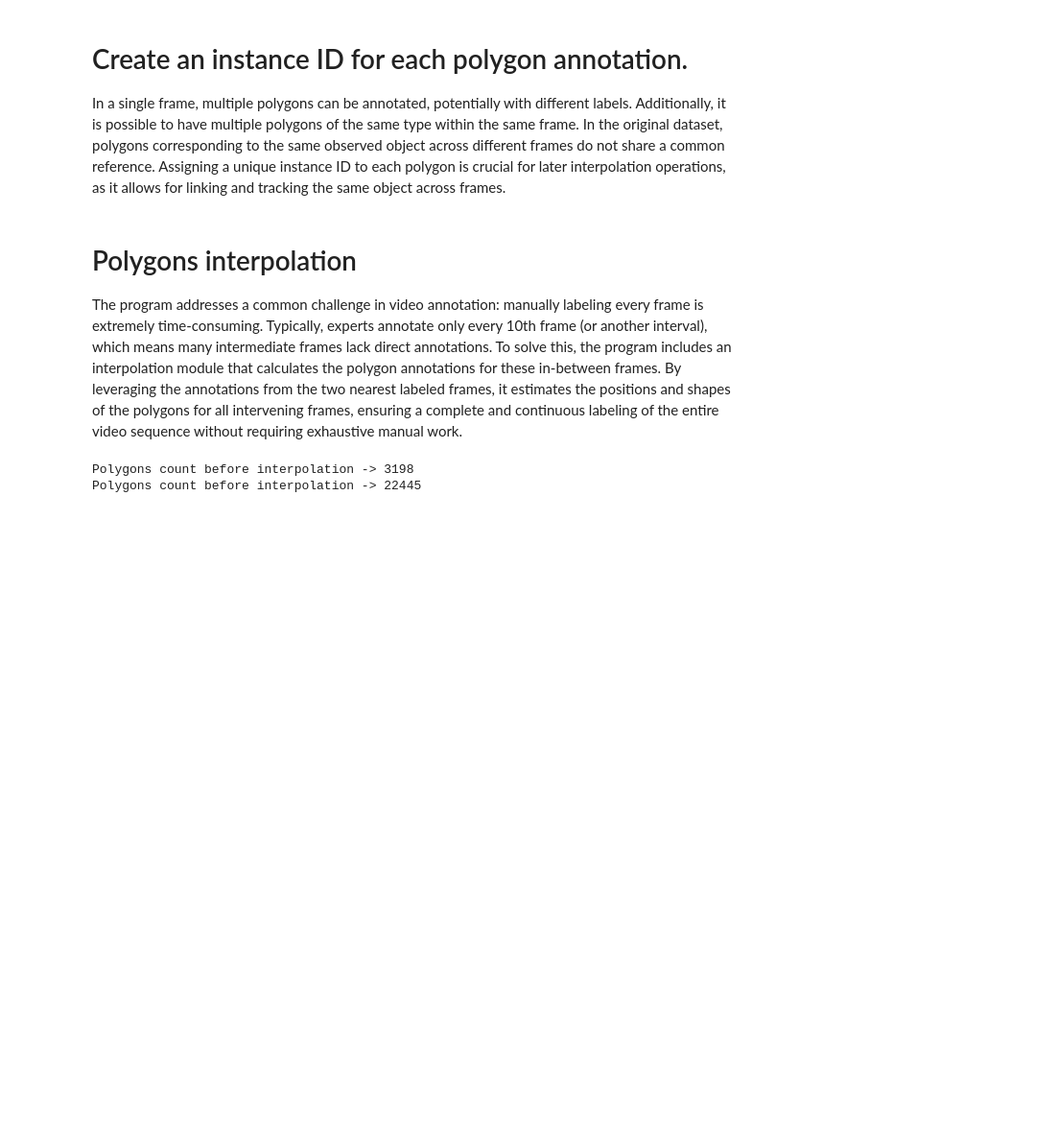
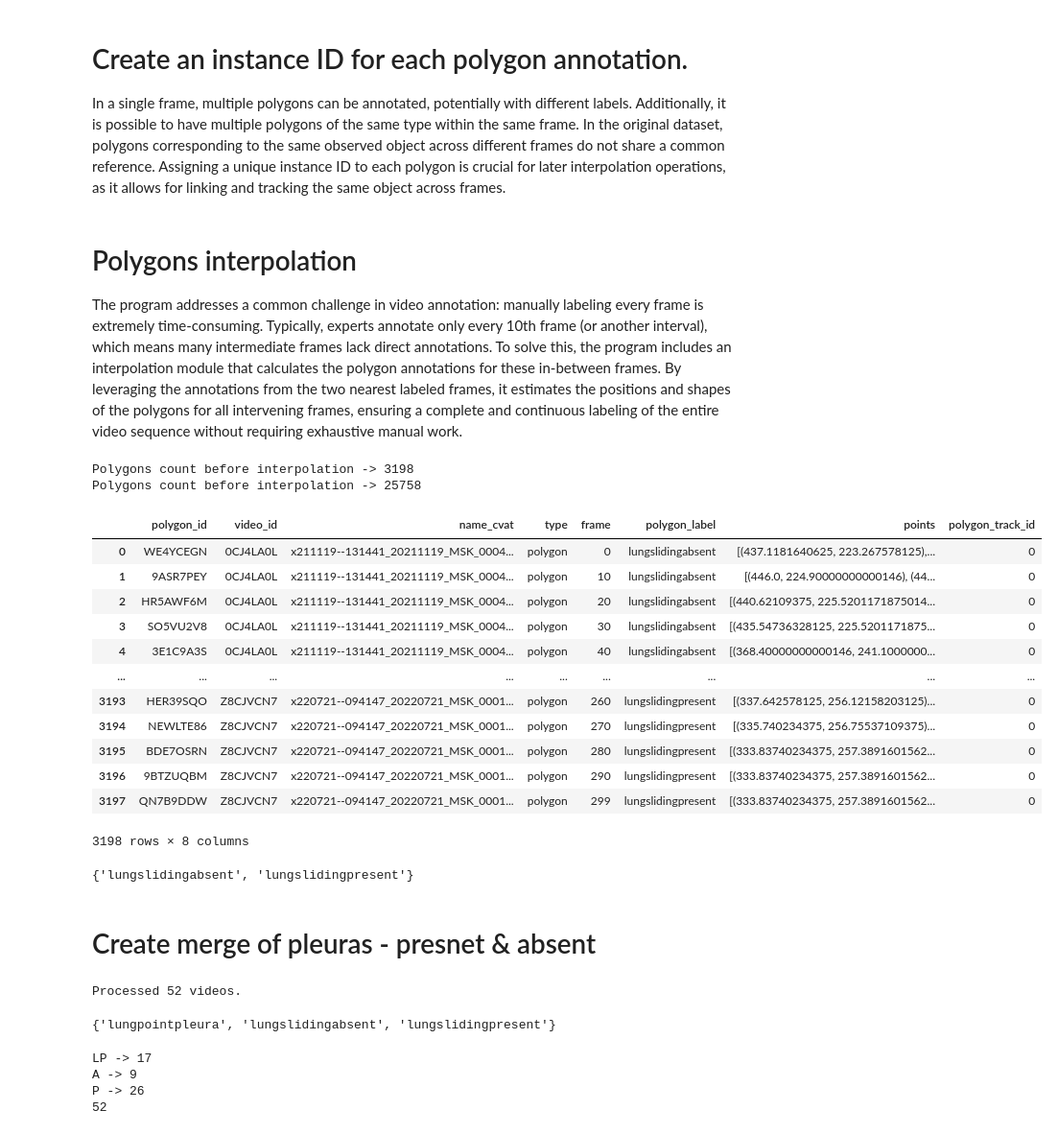
Before and after one commit to servoNoDev/CVAT-USG-Lungpoint-video-processing, a Jupyter notebook: 1_load_and_fiter_videos.ipynb, the cells around one changed output. Shown at 96% size. Drawn from its saved outputs; the diff is of its cells as text; code cells hidden in the pictures; blank space fills up the shorter version.

Commit message:
clean merging pleuraline

```diff
--- a/1_load_and_fiter_videos.ipynb
+++ b/1_load_and_fiter_videos.ipynb
@@ -515,7 +516,7 @@ def interpolate_all_polygons(df, num_points=None):
         pd.DataFrame: A new DataFrame with interpolated polygon annotations for each frame.
     """
     df_result = (
-        df.groupby(["video_id", "polygon_id", "polygon_track_id"], group_keys=True)
+        df.groupby(["video_id", "type", "polygon_label","polygon_track_id"], group_keys=True)
           .apply(interpolate_polygon_track)
           .reset_index(drop=True)
     )
@@ -523,7 +524,29 @@ def interpolate_all_polygons(df, num_points=None):
 # %%
 print(f'Polygons count before interpolation -> {df_polygons.shape[0]}')
 df_polygons = interpolate_all_polygons(df_polygons)  # filter for a given video)
-print(f'Polygons count before interpolation -> {df_polygons.shape[0]}')
+print(f'Polygons count before interpolation -> {kkt.shape[0]}')
 # %% [output]
 Polygons count before interpolation -> 3198
-Polygons count before interpolation -> 22445
+Polygons count before interpolation -> 25758
+# %%
+df_polygons
+# %% [output]
+|  | polygon_id | video_id | name_cvat | type | frame | polygon_label | points | polygon_track_id |
+| 0 | WE4YCEGN | 0CJ4LA0L | x211119--131441_20211119_MSK_0004... | polygon | 0 | lungslidingabsent | [(437.1181640625, 223.267578125),... | 0 |
+| 1 | 9ASR7PEY | 0CJ4LA0L | x211119--131441_20211119_MSK_0004... | polygon | 10 | lungslidingabsent | [(446.0, 224.90000000000146), (44... | 0 |
+| 2 | HR5AWF6M | 0CJ4LA0L | x211119--131441_20211119_MSK_0004... | polygon | 20 | lungslidingabsent | [(440.62109375, 225.5201171875014... | 0 |
+| 3 | SO5VU2V8 | 0CJ4LA0L | x211119--131441_20211119_MSK_0004... | polygon | 30 | lungslidingabsent | [(435.54736328125, 225.5201171875... | 0 |
+| 4 | 3E1C9A3S | 0CJ4LA0L | x211119--131441_20211119_MSK_0004... | polygon | 40 | lungslidingabsent | [(368.40000000000146, 241.1000000... | 0 |
+| ... | ... | ... | ... | ... | ... | ... | ... | ... |
+| 3193 | HER39SQO | Z8CJVCN7 | x220721--094147_20220721_MSK_0001... | polygon | 260 | lungslidingpresent | [(337.642578125, 256.12158203125)... | 0 |
+| 3194 | NEWLTE86 | Z8CJVCN7 | x220721--094147_20220721_MSK_0001... | polygon | 270 | lungslidingpresent | [(335.740234375, 256.75537109375)... | 0 |
+| 3195 | BDE7OSRN | Z8CJVCN7 | x220721--094147_20220721_MSK_0001... | polygon | 280 | lungslidingpresent | [(333.83740234375, 257.3891601562... | 0 |
+| 3196 | 9BTZUQBM | Z8CJVCN7 | x220721--094147_20220721_MSK_0001... | polygon | 290 | lungslidingpresent | [(333.83740234375, 257.3891601562... | 0 |
+| 3197 | QN7B9DDW | Z8CJVCN7 | x220721--094147_20220721_MSK_0001... | polygon | 299 | lungslidingpresent | [(333.83740234375, 257.3891601562... | 0 |
+3198 rows × 8 columns
+# %%
+set(kkt.loc[kkt["video_id"] == "GHOX1FZE"]["polygon_label"])
+# %% [output]
+{'lungslidingabsent', 'lungslidingpresent'}
+# %% [markdown]
+# Create merge of pleuras - presnet & absent
@@ -529,0 +674,28 @@ Polygons count before interpolation -> 22445
+# %%
+# ----- Example Usage -----
+# Assume df_interpolated is your DataFrame after polygon interpolation.
+# It should include columns like: "video_id_x", "frame", "name_cvat", "type", "polygon_label",
+# and either "interp_polygon" or "points" (each as a list of (x,y) tuples).
+
+df_polygons = merge_lung_sliding_polygons(df_polygons, merge_threshold=60)
+# print("Merged rows with 'lungpointpleura':")
+# print(df_merged[df_merged["polygon_label"] == "lungpointpleura"].head())
+# %% [output]
+Processed 52 videos.
+# %%
+set(df_merged.loc[df_merged["video_id"] == "GHOX1FZE"]["polygon_label"])
+# %% [output]
+{'lungpointpleura', 'lungslidingabsent', 'lungslidingpresent'}
+# %%
+dffff = df_videos.loc[df_videos["video_id"].isin(set(df_merged["video_id"]))]
+
+print(f'LP -> {dffff.loc[dffff["folder_class"] == "USG - Lung point"].shape[0]}')
+print(f'A -> {dffff.loc[dffff["folder_class"] == "USG - Lung sliding absent (aj ine znaky - radiol. klin.)"].shape[0]}')
+print(f'P -> {dffff.loc[dffff["folder_class"] == "USG - Lung sliding present (aj ine znaky - radiol. klin.)"].shape[0]}')
+
+print(17 + 9 + 26)
+# %% [output]
+LP -> 17
+A -> 9
+P -> 26
+52
```
Also changed, not shown: parts of 5 cells of this notebook.
